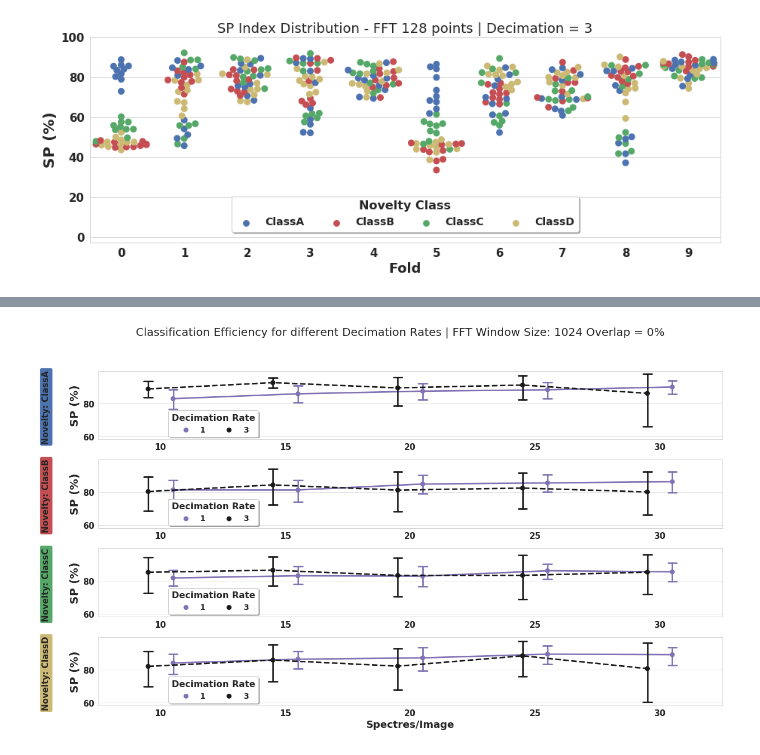
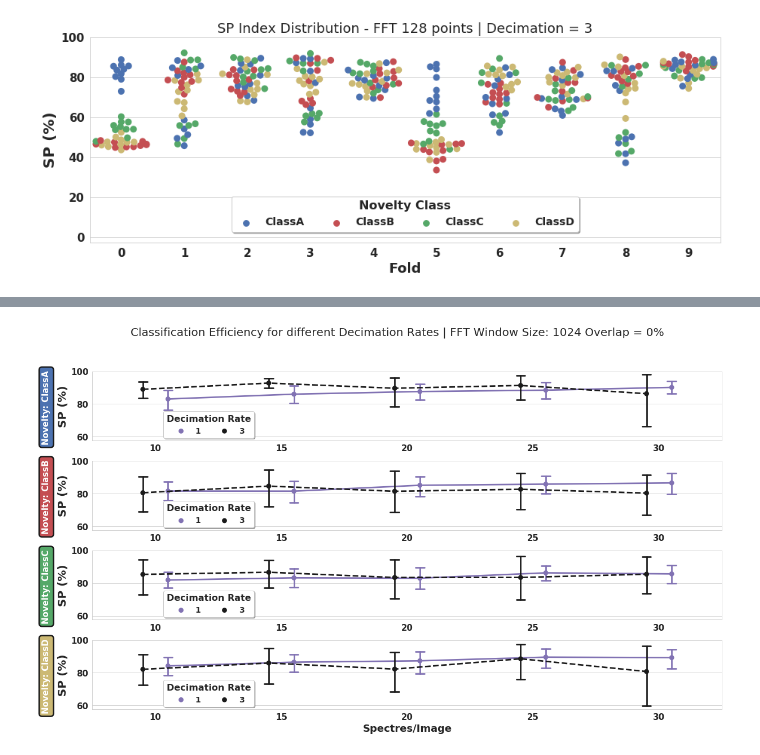
Before and after one commit to natmourajr/SonarAnalysis, a Jupyter notebook: Packages/StationarityAnalysis/Cnn_Analysis/LofarParamsClassificationResults.ipynb, the cells around one changed output, grey strips where cells are left out. Saved outputs shown, nothing was run; the diff lists cells and outputs as text; code cells hidden in the pictures.

Commit message:
Stationarity Analysis   Cleaned some cells and updated plot styles
Signed-off-by: pedro.lisboa <pedrohblisboa@gmail.com>

```diff
--- a/Packages/StationarityAnalysis/Cnn_Analysis/LofarParamsClassificationResults.ipynb
+++ b/Packages/StationarityAnalysis/Cnn_Analysis/LofarParamsClassificationResults.ipynb
@@ -626,36 +555,36 @@ for i_ax, ax in enumerate(axes.flatten()):
     ax.set_ylabel('SP (%)', fontsize=20, weight='bold')
 
     leg_handles = ax.get_legend_handles_labels()[0]
 #     ax.set_title('%i Spectres' % (i_qtd), fontsize=20)
     class_map = ['ClassA', 'ClassB', 'ClassC', 'ClassD']
     color_map = {0:'b',1:'r',2:'g',3:'y'}
-    bbox_props = dict(boxstyle="round,pad=0.3", fc=color_map[nv], ec="w", lw=2)
-    t = ax.text(-0.95, 78, "Novelty: %s" % class_map[nv], ha="left", va="center", rotation=90,
+    bbox_props = dict(boxstyle="round,pad=0.35", fc=color_map[nv], ec="k", lw=2.5)
+    t = ax.text(-0.90, 78, "Novelty: %s" % class_map[nv], color="white", ha="left", va="center", rotation=90,
                 size=15,
                 bbox=bbox_props)
 
     #if i_ax == 0:
     legend = ax.legend(handles=leg_handles,
                        bbox_to_anchor=(0.10,-0.080),
                        ncol=2,
                        #labels=['3', '1'],
                        #mode="expand",
                        borderaxespad=1.0,
                        shadow=True,
                        frameon=True,
                        fancybox=True,
                        title='Decimation Rate',
                        fontsize=14,
                        loc='lower left')
     legend.get_title().set_fontsize(16)
     #else:
     #    ax.get_legend().set_visible(False)
 fig.subplots_adjust(hspace=0.30)
 fig.suptitle('Classification Efficiency for different Decimation Rates |'
              ' FFT Window Size: 1024 Overlap = 0%', fontsize=20);
 fig.savefig('dec_run_1024.png', dpi = 300, bbox_inches='tight')
 # %% [output]
-[figure, old version]
+[figure, new version]
 # %%
 %matplotlib inline
 qtd_list=[512,1024,2048]; decimation=1; overlap=0
```
Also changed, not shown: parts of 12 cells of this notebook.
